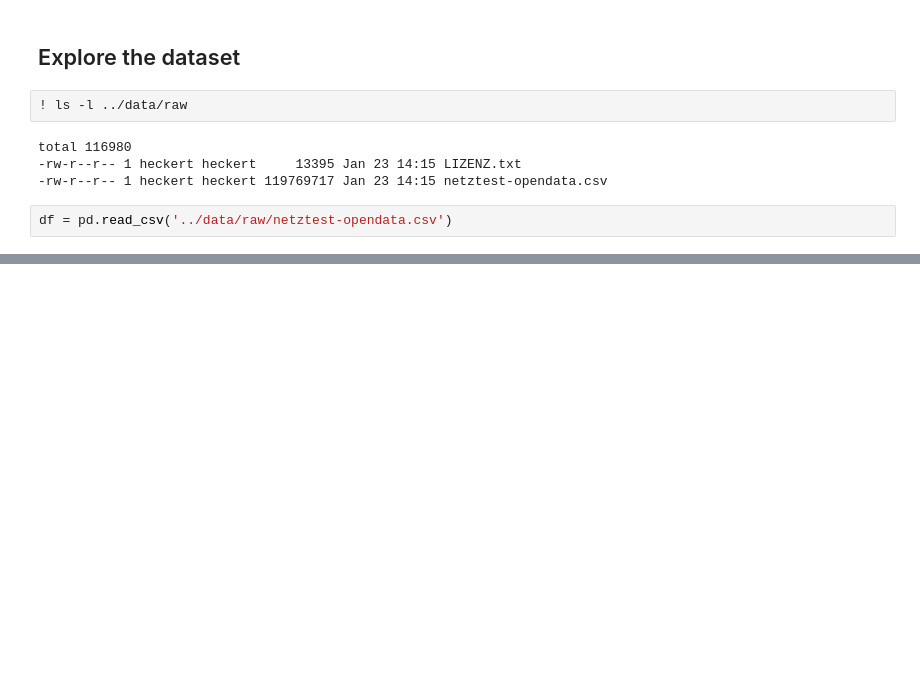
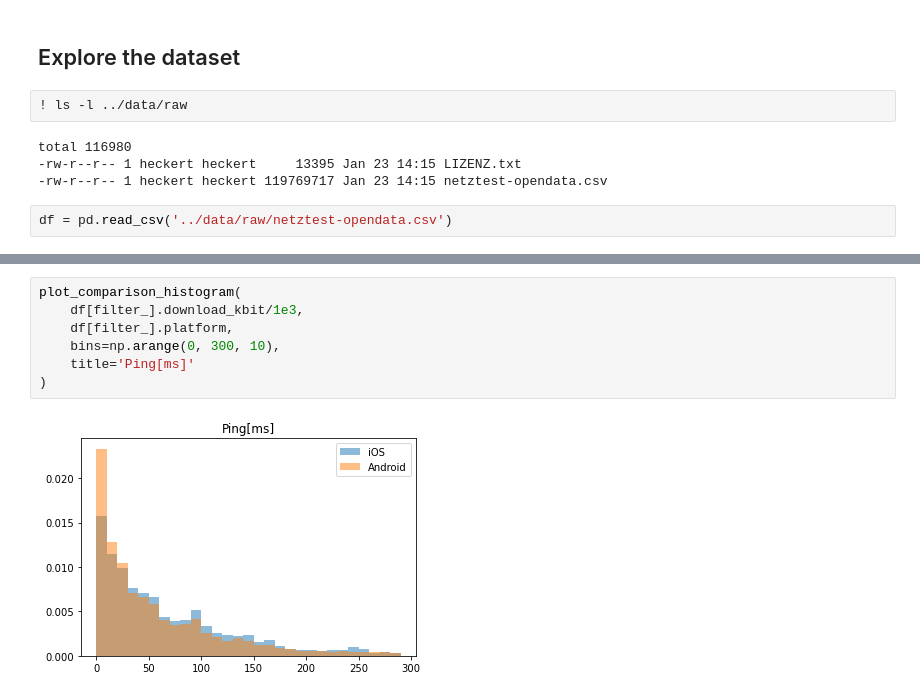
Before and after one commit to heckert/speedtest-classification, a Jupyter notebook: notebooks/01-explore.ipynb, the cells around one changed output, grey strips where cells are left out. Drawn from its saved outputs; the diff is of its cells as text; blank space fills up the shorter version.

```diff
--- a/notebooks/01-explore.ipynb
+++ b/notebooks/01-explore.ipynb
@@ -27,0 +86,9 @@ pandas_profiling.ProfileReport(
+# %%
+plot_comparison_histogram(
+    df[filter_].download_kbit/1e3,
+    df[filter_].platform,
+    bins=np.arange(0, 300, 10),
+    title='Ping[ms]'
+)
+# %% [output]
+[figure, added]
```
Also changed, not shown: parts of 14 cells of this notebook, 9 other files.
